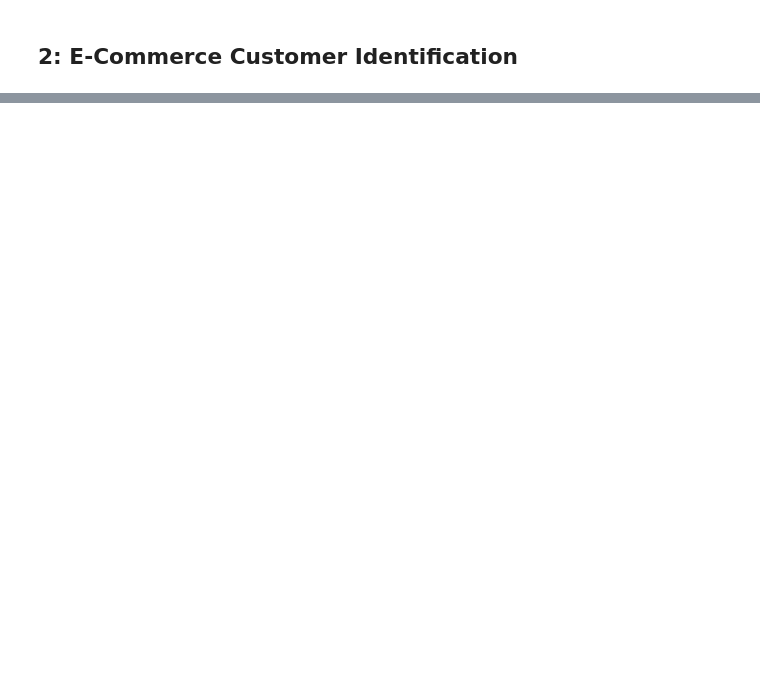
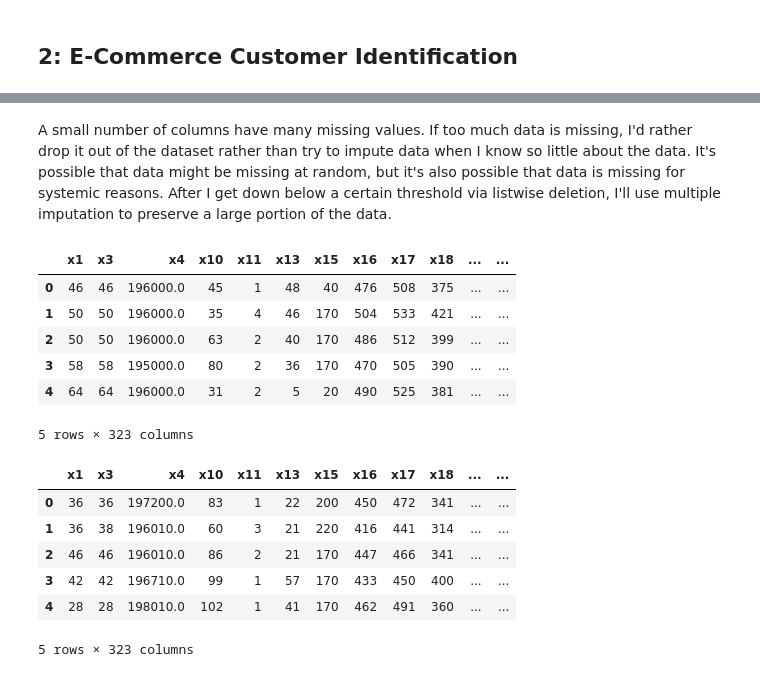
Before and after one commit to MattTriano/Advanced_Data_Mining, a Jupyter notebook: assns/assn3/Triano_Matt_Assignment_3.ipynb, the cells around one changed output, grey strips where cells are left out. Saved outputs shown, nothing was run; the diff lists cells and outputs as text; code cells hidden in the pictures; blank space fills up the shorter version.

```diff
--- a/assns/assn3/Triano_Matt_Assignment_3.ipynb
+++ b/assns/assn3/Triano_Matt_Assignment_3.ipynb
@@ -458,0 +484,13 @@ Length: 10000, dtype: int64
+# %%
+# Counts of missing values per column
+test_NA_by_col = np.array(test10k_raw.isnull().sum(axis=0))
+display(test_NA_by_col)
+
+# Counts of missing values per row
+test_NA_by_row = np.array(test10k_raw.isnull().sum(axis=1))
+display(test_NA_by_row)
+
+plt.figure(figsize=(8,6))
+ax = sns.countplot(test_NA_by_row)
+ax.set_title('Histogram of Missing Values per Row in the Testing Data')
+ax.set_xlabel('Missing Values in a single row')
@@ -458,0 +518,24 @@ Length: 10000, dtype: int64
+# %% [markdown]
+A small number of columns have many missing values. If too much data is missing, I'd rather drop it out of the dataset rather than try to impute data when I know so little about the data. It's possible that data might be missing at random, but it's also possible that data is missing for systemic reasons. After I get down below a certain threshold via listwise deletion, I'll use multiple imputation to preserve a large portion of the data.
+# %%
+test_NA_by_col >= 500
+test_cols_over_NA_thresh = train10k_raw.columns[test_NA_by_col >= 500]
+test10k_trim = test10k_raw.drop(test_cols_over_NA_thresh, axis=1)
+train10k_trim = train10k_raw.drop(test_cols_over_NA_thresh, axis=1)
+display(train10k_trim.head(5))
+display(test10k_trim.head(5))
+# %% [output]
+|  | x1 | x3 | x4 | x10 | x11 | x13 | x15 | x16 | x17 | x18 | ... | ... |
+| 0 | 46 | 46 | 196000.0 | 45 | 1 | 48 | 40 | 476 | 508 | 375 | ... | ... |
+| 1 | 50 | 50 | 196000.0 | 35 | 4 | 46 | 170 | 504 | 533 | 421 | ... | ... |
+| 2 | 50 | 50 | 196000.0 | 63 | 2 | 40 | 170 | 486 | 512 | 399 | ... | ... |
+| 3 | 58 | 58 | 195000.0 | 80 | 2 | 36 | 170 | 470 | 505 | 390 | ... | ... |
+| 4 | 64 | 64 | 196000.0 | 31 | 2 | 5 | 20 | 490 | 525 | 381 | ... | ... |
+5 rows × 323 columns
+|  | x1 | x3 | x4 | x10 | x11 | x13 | x15 | x16 | x17 | x18 | ... | ... |
+| 0 | 36 | 36 | 197200.0 | 83 | 1 | 22 | 200 | 450 | 472 | 341 | ... | ... |
+| 1 | 36 | 38 | 196010.0 | 60 | 3 | 21 | 220 | 416 | 441 | 314 | ... | ... |
+| 2 | 46 | 46 | 196010.0 | 86 | 2 | 21 | 170 | 447 | 466 | 341 | ... | ... |
+| 3 | 42 | 42 | 196710.0 | 99 | 1 | 57 | 170 | 433 | 450 | 400 | ... | ... |
+| 4 | 28 | 28 | 198010.0 | 102 | 1 | 41 | 170 | 462 | 491 | 360 | ... | ... |
+5 rows × 323 columns
```
Also changed, not shown: parts of 17 cells of this notebook.
